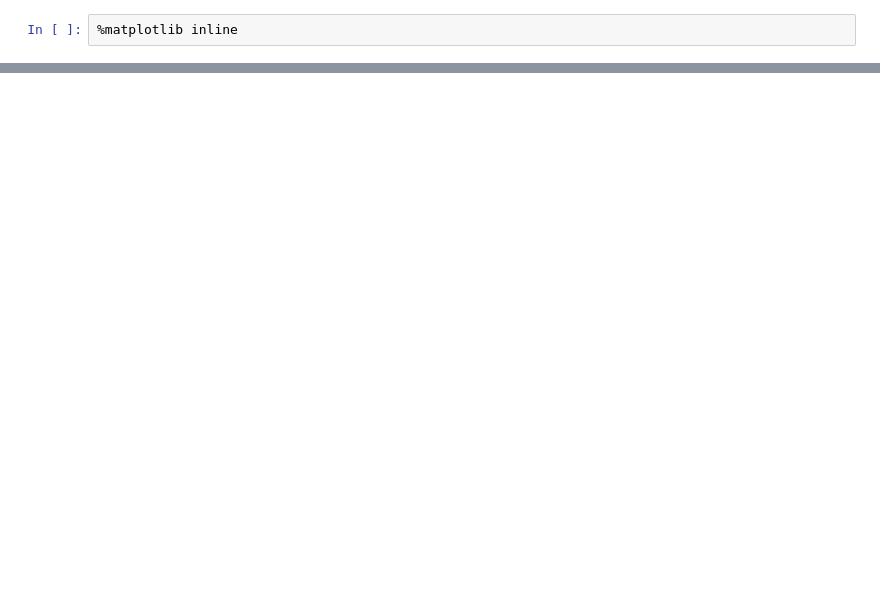
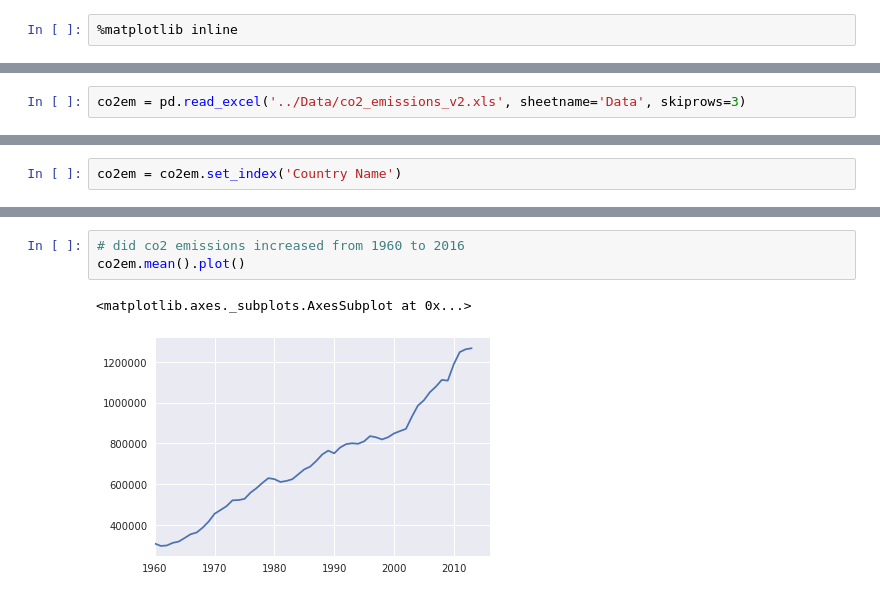
Before and after one commit to learningwithdg/datascience, a Jupyter notebook: Sessions/Session-7.ipynb, the cells around one changed output, grey strips where cells are left out. Cells and saved outputs as stored; diff of their text form; blank space fills up the shorter version.

```diff
--- a/Sessions/Session-7.ipynb
+++ b/Sessions/Session-7.ipynb
@@ -460,0 +16,2 @@ import matplotlib.pyplot as plt
+# %%
+co2em = pd.read_excel('../Data/co2_emissions_v2.xls', sheetname='Data', skiprows=3)
@@ -460,0 +93,2 @@ import matplotlib.pyplot as plt
+# %%
+co2em = co2em.set_index('Country Name')
@@ -460,0 +126,6 @@ import matplotlib.pyplot as plt
+# %%
+# did co2 emissions increased from 1960 to 2016
+co2em.mean().plot()
+# %% [output]
+<matplotlib.axes._subplots.AxesSubplot at 0x...>
+[figure, added]
```
Also changed, not shown: parts of 143 cells of this notebook, 1 other file.
